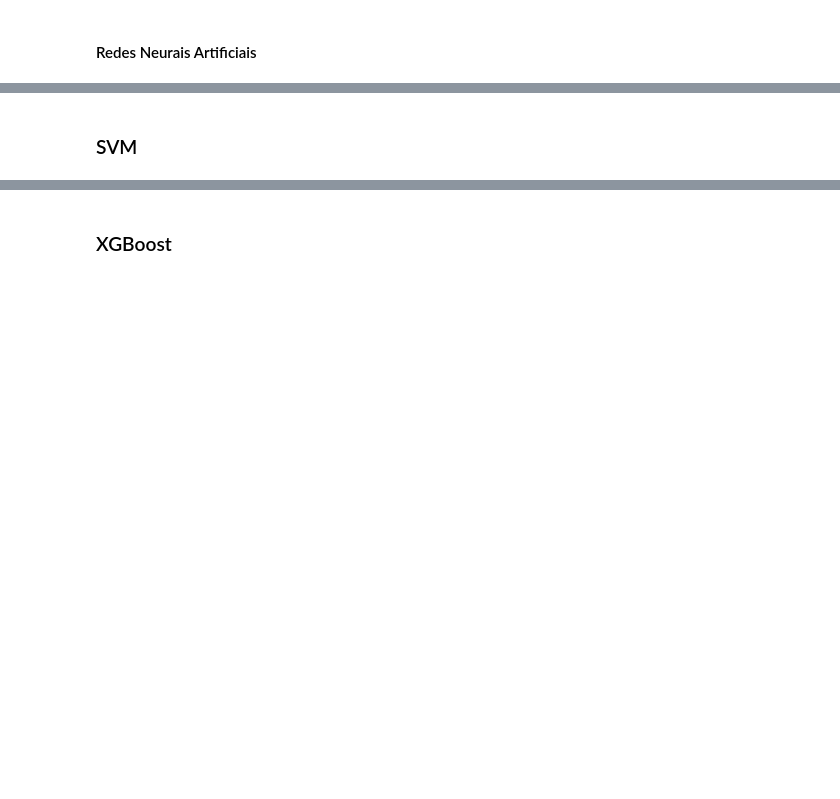
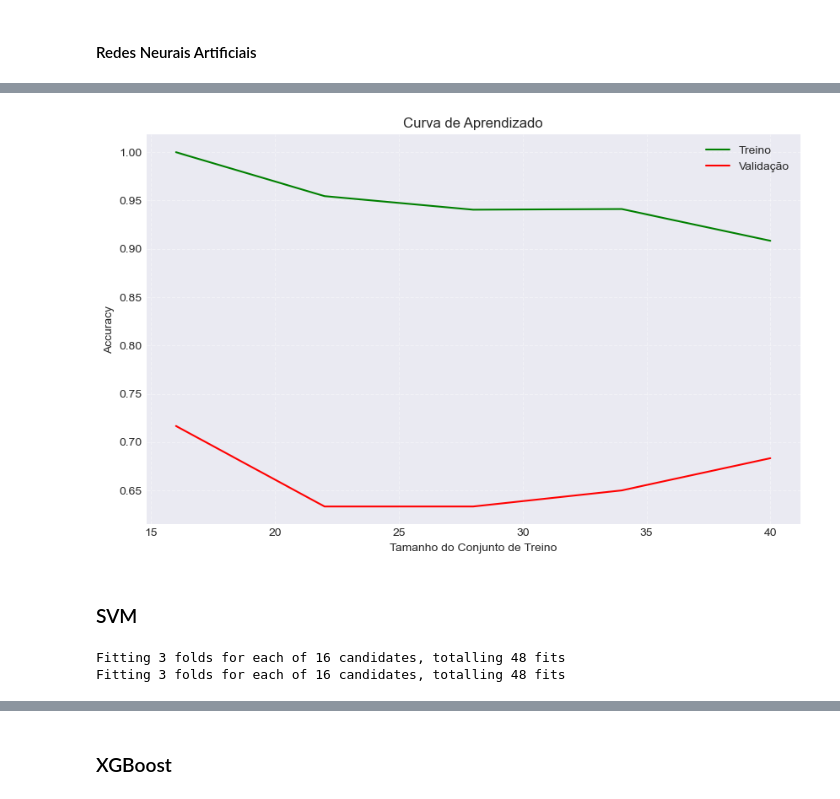
Before and after one commit to AraujoStreicher/physiological-stress-monitor, a Jupyter notebook: main.ipynb, the cells around one changed output, grey strips where cells are left out. Cells and saved outputs as stored; diff of their text form; code cells hidden in the pictures; blank space fills up the shorter version.

```diff
--- a/main.ipynb
+++ b/main.ipynb
@@ -234,11 +441,16 @@ grid = fit_kfold_grid_search('MLP', MLPClassifier(), param_grid, X_train, Y_trai
 # %%
-grid.fit(X_train, Y_train)
-print(f"\nMelhores parâmetros: {grid.best_params_}\n")
+grid_mlp.fit(X_train, Y_train)
+print(f"\nMelhores parâmetros: {grid_mlp.best_params_}\n")
+best_model_mlp = grid_mlp.best_estimator_
 
-best_model = grid.best_estimator_
-y_val_pred_proba = best_model.predict_proba(X_val)
-roc_auc = roc_auc_score(pd.get_dummies(Y_val), y_val_pred_proba, multi_class='ovr')
-print(f"AUC final no conjunto de validação: {roc_auc:.4f}")
-y_val_pred = best_model.predict(X_val)
-acc = accuracy_score(Y_val, y_val_pred)
-print(f"Acurácia no conjunto de validação: {acc:.4f}")
+y_val_pred_proba_mlp = best_model_mlp.predict_proba(X_val)
+roc_auc_mlp = roc_auc_score(pd.get_dummies(Y_val), y_val_pred_proba_mlp, multi_class='ovr')
+print(f"AUC final no conjunto de validação: {roc_auc_mlp:.4f}")
+
+y_val_pred_mlp = best_model_mlp.predict(X_val)
+acc_mlp = accuracy_score(Y_val, y_val_pred_mlp)
+print(f"Acurácia no conjunto de validação: {acc_mlp:.4f}")
+
+eval_dict['mlp']['auc'].append(roc_auc_mlp)
+eval_dict['mlp']['acc'].append(acc_mlp)
+eval_dict['mlp']['name'].append('Rede Neural')
@@ -244,0 +464,16 @@ print(f"Acurácia no conjunto de validação: {acc:.4f}")
+# %%
+grid_mlp_pca.fit(X_train, Y_train)
+print(f"\nMelhores parâmetros: {grid_mlp_pca.best_params_}\n")
+best_model_mlp_pca = grid_mlp_pca.best_estimator_
+
+y_val_pred_proba_mlp_pca = best_model_mlp_pca.predict_proba(X_val)
+roc_auc_mlp_pca = roc_auc_score(pd.get_dummies(Y_val), y_val_pred_proba_mlp_pca, multi_class='ovr')
+print(f"AUC final no conjunto de validação: {roc_auc_mlp_pca:.4f}")
+
+y_val_pred_mlp_pca = best_model_mlp_pca.predict(X_val)
+acc_mlp_pca = accuracy_score(Y_val, y_val_pred_mlp_pca)
+print(f"Acurácia no conjunto de validação: {acc_mlp_pca:.4f}")
+
+eval_dict['mlp']['auc'].append(roc_auc_mlp_pca)
+eval_dict['mlp']['acc'].append(acc_mlp_pca)
+eval_dict['mlp']['name'].append('Rede Neural com PCA')
@@ -245,14 +487,24 @@ print(f"Acurácia no conjunto de validação: {acc:.4f}")
 # %%
-plot_learning_curve(grid.best_estimator_, X_train, Y_train, scoring="accuracy")
+plot_learning_curve(best_model_mlp_pca, X_train, Y_train, scoring="accuracy")
+# %% [output]
+[figure, added]
 # %% [markdown]
 ### SVM
 # %%
-param_grid = {
+param_grid_svm = {
     'svm__kernel': ['rbf'],
     'svm__C': [0.1, 1, 10, 100],
     'svm__gamma': ['scale', 0.1, 0.01, 0.001]
 }
 
+eval_dict['svm'] = {}
+eval_dict['svm']['acc'] = []
+eval_dict['svm']['auc'] = []
+eval_dict['svm']['name'] = []
 
-grid = fit_kfold_grid_search('svm', SVC(probability=True, random_state=42), param_grid, X_train, Y_train, use_scaler=True)
+grid_svm = fit_kfold_grid_search('svm', SVC(probability=True, random_state=42), param_grid_svm, X_train, Y_train, use_scaler=True)
+grid_svm_pca = fit_kfold_grid_search('svm', SVC(probability=True, random_state=42), param_grid_svm, X_train, Y_train, use_scaler=True, use_pca=True)
+# %% [output]
+Fitting 3 folds for each of 16 candidates, totalling 48 fits
+Fitting 3 folds for each of 16 candidates, totalling 48 fits
 # %%
```
Also changed, not shown: parts of 76 cells of this notebook, 4 other files.
